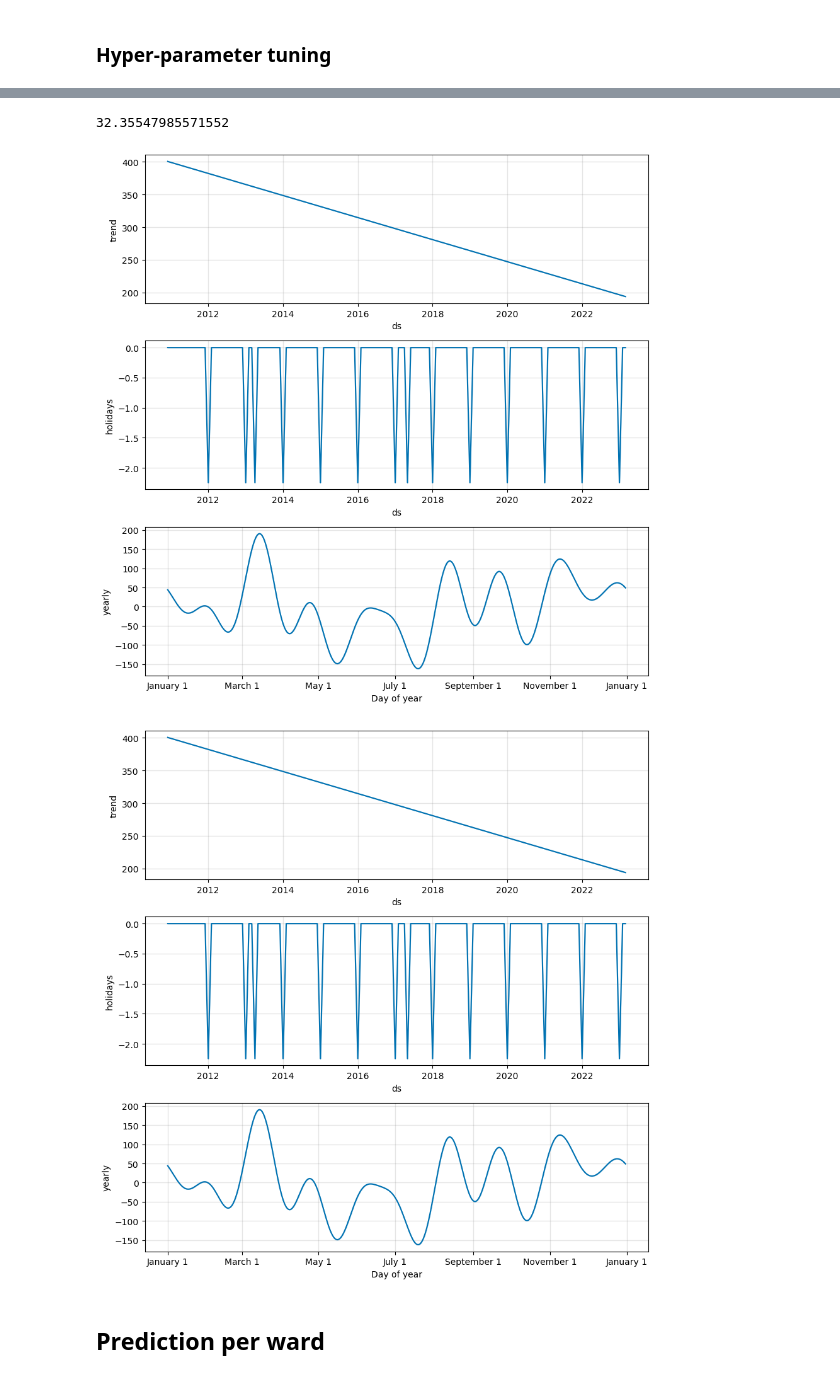
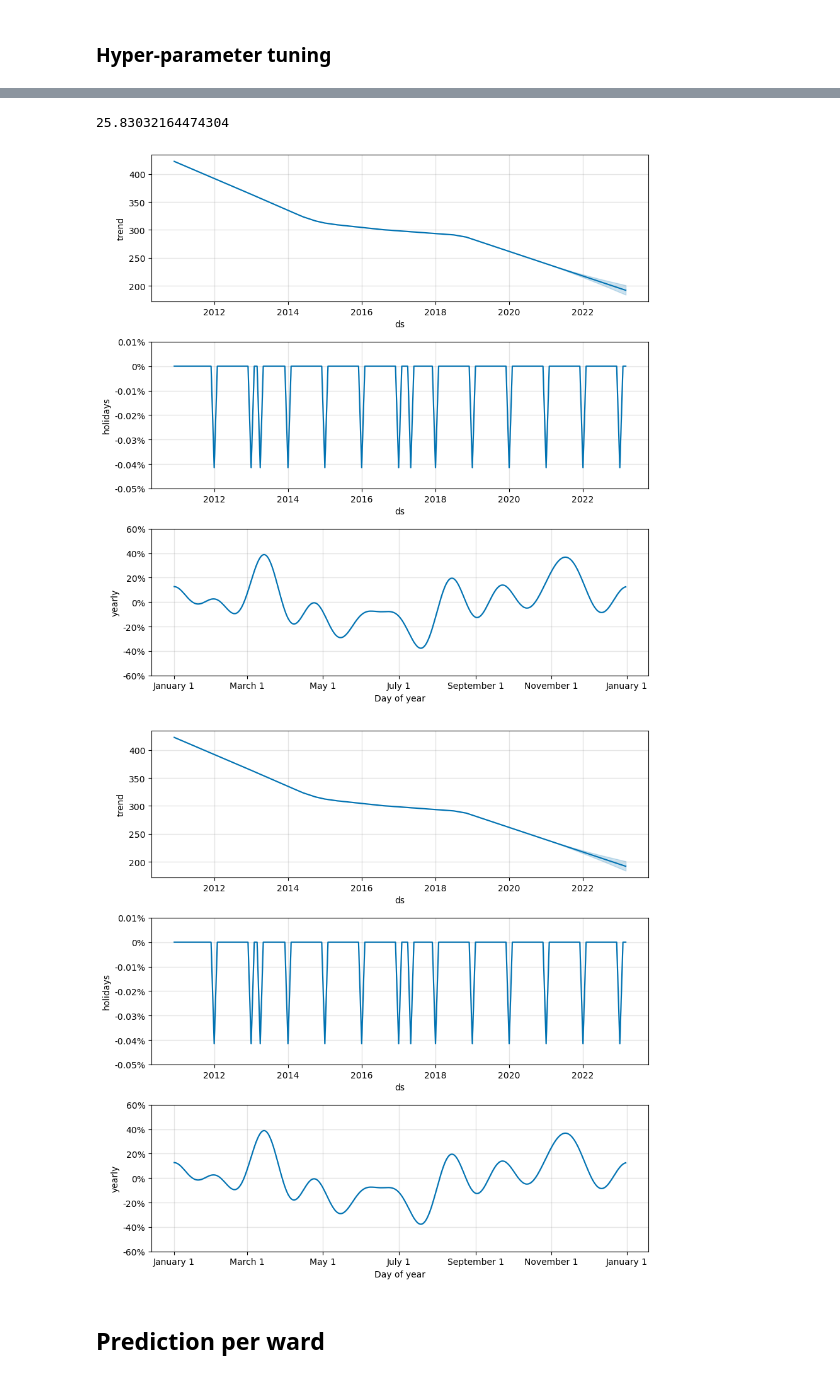
Before and after one commit to isavgt/JBG050-group11, a Jupyter notebook: forecast_prophet.ipynb, the cells around one changed output, grey strips where cells are left out. Cells and saved outputs as stored; diff of their text form; code cells hidden in the pictures.

```diff
--- a/forecast_prophet.ipynb
+++ b/forecast_prophet.ipynb
@@ -10,7 +10,7 @@ import matplotlib.pyplot as plt
 import holidays
 from sklearn.metrics import r2_score, mean_absolute_error
 # %%
-training_upto = 2018
+training_upto = 2020
 forecast_upto = (2023-training_upto-1)*12 +3
 # %% [markdown]
 ## Prediction Whole of Barnet
@@ -110,7 +94,7 @@ Best parameters {'seasonality_mode': 'multiplicative', 'changepoint_prior_scale'
 # %%
 # Train the model with the best parameters and forecast
 
-best_model = Prophet(seasonality_mode= 'additive', changepoint_prior_scale= 0.01, seasonality_prior_scale= 0.15, holidays_prior_scale= 0.015, holidays= holiday).fit(train_data)
+best_model = Prophet(seasonality_mode= 'multiplicative', changepoint_prior_scale= 0.15, seasonality_prior_scale= 0.15, holidays_prior_scale= 0.01, holidays= holiday).fit(train_data)
 future_dates = best_model.make_future_dataframe(periods=forecast_upto, freq='MS')
 forecast = best_model.predict(future_dates)
 
@@ -134,6 +118,6 @@ best_model.plot_components(forecast)
-32.35547985571552
+25.83032164474304
-[figure, old version]
+[figure, new version]
-[figure, old version]
+[figure, new version]
 # %% [markdown]
 ## Prediction per ward
 # %%
```
Also changed, not shown: parts of 4 cells of this notebook.
